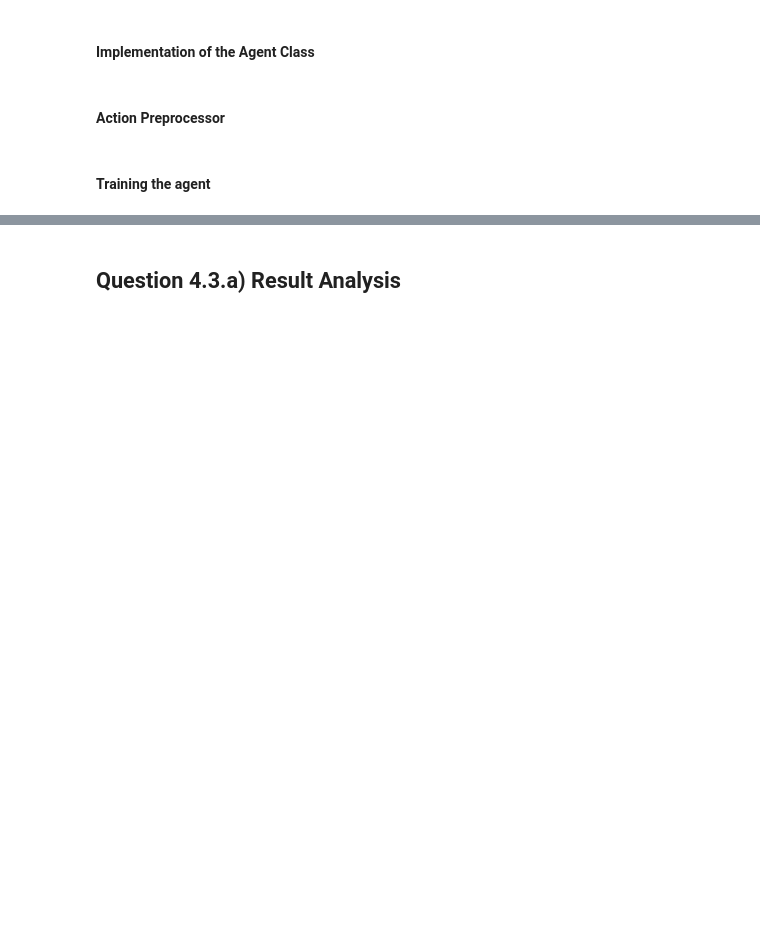
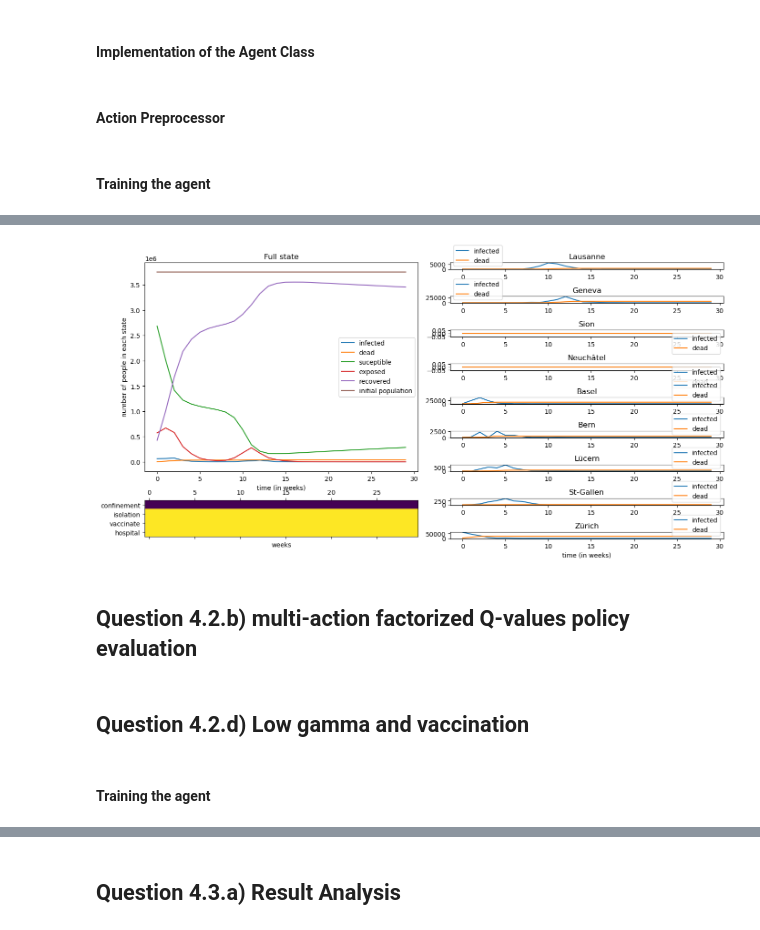
Before and after one commit to RenardDesNeiges/EpidemicsSimulator, a Jupyter notebook: solution.ipynb, the cells around one changed output, grey strips where cells are left out. Drawn from its saved outputs; the diff is of its cells as text; code cells hidden in the pictures; blank space fills up the shorter version.

Commit message:
Updated models

```diff
--- a/solution.ipynb
+++ b/solution.ipynb
@@ -1233,0 +1249,51 @@ ValueError: not enough values to unpack (expected 3, got 1)
+# %%
+dyn = ModelDynamics('config/switzerland.yaml') #load the switzerland map
+
+"""Loading the environment and the agent"""
+env = Env(  dyn,
+            action_space=spaces.MultiBinary(4),
+            observation_space=spaces.Box(   low=0,
+                                            high=1,
+                                            shape=(2, dyn.n_cities, dyn.env_step_length),
+                                            dtype=np.float16),
+            action_preprocessor=factor_act_pre,
+            observation_preprocessor=naive_obs_pre,
+            )
+agent = FactoredDQNAgent(    env = env,
+                            model = FactoredDQN,
+                            criterion = nn.HuberLoss(),
+                            lr = 8e-3,
+                            epsilon = 0.6,
+                            gamma = 0.9,
+                            buffer_size=10000,
+                            batch_size=1024)
+agent.model = torch.load('models/deep_q_learning_factor.pkl')
+
+""" Run the simulation """
+log = []
+finished = False
+obs, info = env.reset(2)
+agent.reset()
+agent.epsilon = 0
+while not finished:
+    action, _ = agent.act(obs)
+    obs, R, finished, info = env.step(action)
+    log.append(info) # save the information dict for logging
+    if finished:
+        break
+
+""" Parse the logs """
+total = {p:np.array([l['parameters']['total'][p] for l in log]) for p in dyn.parameters}
+cities = {c:{p:np.array([l['parameters']['cities'][c][p] for l in log]) for p in dyn.parameters} for c in dyn.cities}
+actions = {a:np.array([l['action'][a] for l in log]) for a in log[0]['action'].keys()}
+(total,cities,actions)
+
+plot_episode(total,cities,actions)
+# %% [output]
+[figure, added]
+# %% [markdown]
+## Question 4.2.b) multi-action factorized Q-values policy evaluation
+# %% [markdown]
+## Question 4.2.d) Low gamma and vaccination
+# %% [markdown]
+#### Training the agent
```
Also changed, not shown: parts of 16 cells of this notebook, 3 other files.
